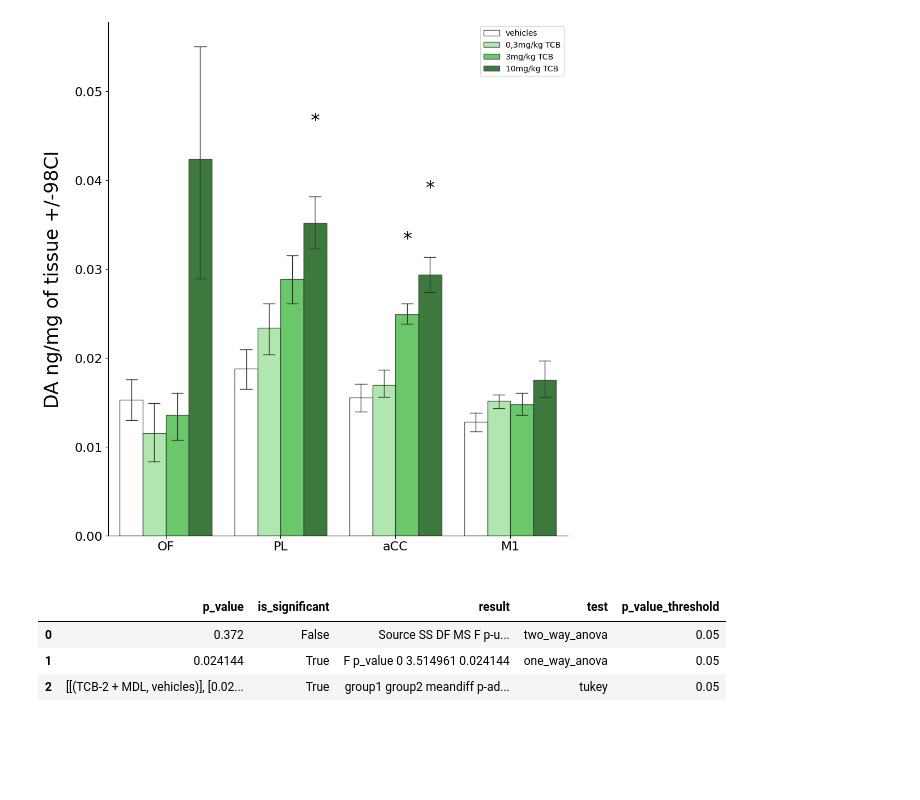
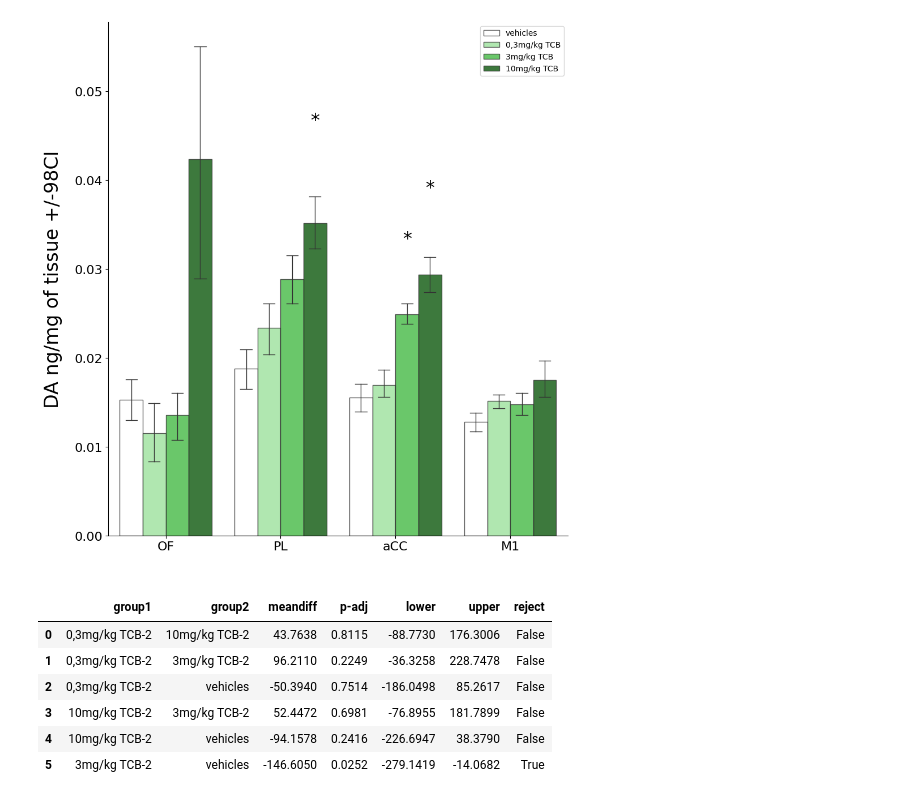
Before and after one commit to remicorne/phd, a Jupyter notebook: NEW_DASH.ipynb, the cells around one changed output. Cells and saved outputs as stored; diff of their text form; code cells hidden in the pictures; blank space fills up the shorter version.

```diff
--- a/NEW_DASH.ipynb
+++ b/NEW_DASH.ipynb
@@ -138,9 +149,12 @@ SAVED /Users/jasminebutler/Desktop/phd/PROJECTS/TCB2/dose response/DA in ['aCC',
 SAVED /Users/jasminebutler/Desktop/phd/PROJECTS/TCB2/dose response/DA in ['aCC', 'OF', 'PL', 'M1'].svg
 [figure]
 # %%
-hist.statistics#.select(region='OF')
+hist.statistics.select(test='tukey').result
 # %% [output]
-|  | p_value | is_significant | result | test | p_value_threshold |
-| 0 | 0.372 | False | Source SS DF MS F p-u... | two_way_anova | 0.05 |
-| 1 | 0.024144 | True | F p_value 0 3.514961 0.024144 | one_way_anova | 0.05 |
-| 2 | [[(TCB-2 + MDL, vehicles)], [0.02... | True | group1 group2 meandiff p-ad... | tukey | 0.05 |
+|  | group1 | group2 | meandiff | p-adj | lower | upper | reject |
+| 0 | 0,3mg/kg TCB-2 | 10mg/kg TCB-2 | 43.7638 | 0.8115 | -88.7730 | 176.3006 | False |
+| 1 | 0,3mg/kg TCB-2 | 3mg/kg TCB-2 | 96.2110 | 0.2249 | -36.3258 | 228.7478 | False |
+| 2 | 0,3mg/kg TCB-2 | vehicles | -50.3940 | 0.7514 | -186.0498 | 85.2617 | False |
+| 3 | 10mg/kg TCB-2 | 3mg/kg TCB-2 | 52.4472 | 0.6981 | -76.8955 | 181.7899 | False |
+| 4 | 10mg/kg TCB-2 | vehicles | -94.1578 | 0.2416 | -226.6947 | 38.3790 | False |
+| 5 | 3mg/kg TCB-2 | vehicles | -146.6050 | 0.0252 | -279.1419 | -14.0682 | True |
```
Also changed, not shown: parts of 3 cells of this notebook, 1 other file.
